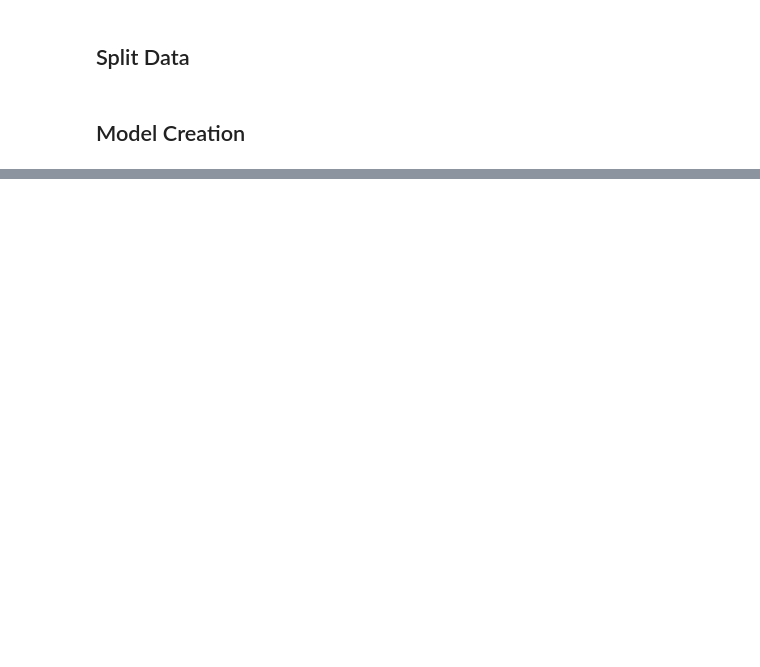
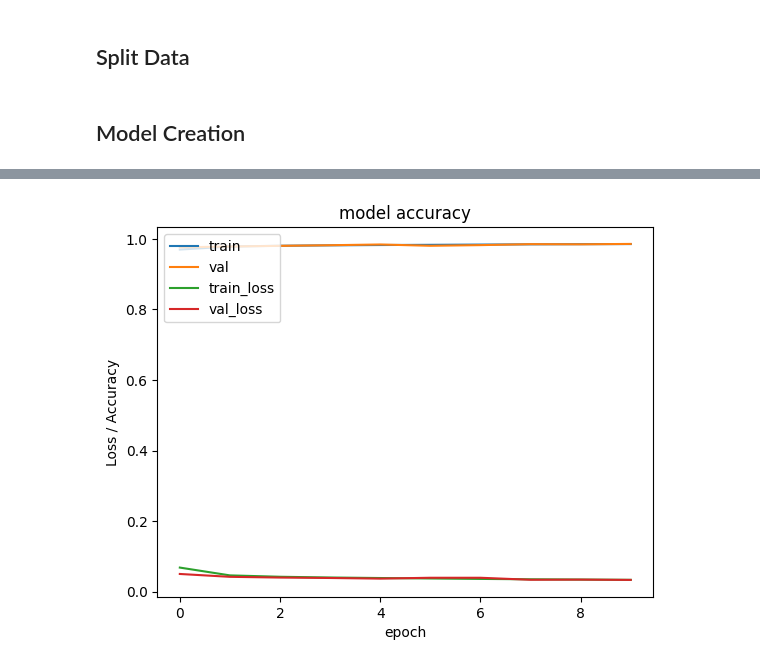
Before and after one commit to f-odc/xai-assisted-intrusion-detection, a Jupyter notebook: src/intrusion-detection-system.ipynb, the cells around one changed output, grey strips where cells are left out. Cells and saved outputs as stored; diff of their text form; code cells hidden in the pictures; blank space fills up the shorter version.

```diff
--- a/src/intrusion-detection-system.ipynb
+++ b/src/intrusion-detection-system.ipynb
@@ -58,17 +106,17 @@ X_train, X_test, y_train, y_test = train_test_split(X, y, test_size=0.25, random
 ## Model Creation
 # %%
 # Create DNN model from tensorflow
-import setuptools.dist
+import setuptools.dist # needed to avoid error
 import tensorflow as tf
 from tensorflow import keras
 
 # define the keras model
 model = keras.Sequential()
-model.add(keras.layers.Dense(40, input_dim=X_train.shape[1], activation='relu')) # hidden layer
-model.add(keras.layers.Dense(40, activation='relu')) # hidden layer
-model.add(keras.layers.Dense(20, activation='relu')) # hidden layer
+model.add(keras.layers.Dense(50, input_dim=X_train.shape[1], activation='relu')) # hidden layer
+model.add(keras.layers.Dense(30, activation='relu')) # hidden layer
+model.add(keras.layers.Dense(10, activation='relu')) # hidden layer
 model.add(keras.layers.Dense(1, activation='sigmoid')) # output layer
 # set learning rate
-opt = keras.optimizers.Adam(learning_rate=0.01)
+opt = keras.optimizers.Adam(learning_rate=0.001)
 # compile the keras model
-model.compile(loss='binary_crossentropy', optimizer='adam', metrics=['accuracy'])
+model.compile(loss='binary_crossentropy', optimizer=opt, metrics=['accuracy'])
@@ -75,5 +133,5 @@ model.compile(loss='binary_crossentropy', optimizer='adam', metrics=['accuracy']
 # %%
 # fit the keras model on the dataset
-model.fit(X_train, y_train, epochs=10, batch_size=100)
+model.fit(X, y, validation_split=0.25, epochs=10, batch_size=100)
 # %% [output]
 Epoch 1/10
@@ -92,0 +143,16 @@ Accuracy: 93.33
+# %%
+import matplotlib.pyplot as plt
+
+history = model.history.history
+# plot loss / accuracy vs epoch for train acc, validation acc, train loss, validation loss
+plt.plot(history['accuracy'])
+plt.plot(history['val_accuracy'])
+plt.plot(history['loss'])
+plt.plot(history['val_loss'])
+plt.title('model accuracy')
+plt.ylabel('Loss / Accuracy')
+plt.xlabel('epoch')
+plt.legend(['train', 'val', 'train_loss', 'val_loss'], loc='upper left')
+plt.show()
+# %% [output]
+[figure, added]
```
Also changed, not shown: parts of 10 cells of this notebook, 1 other file.
